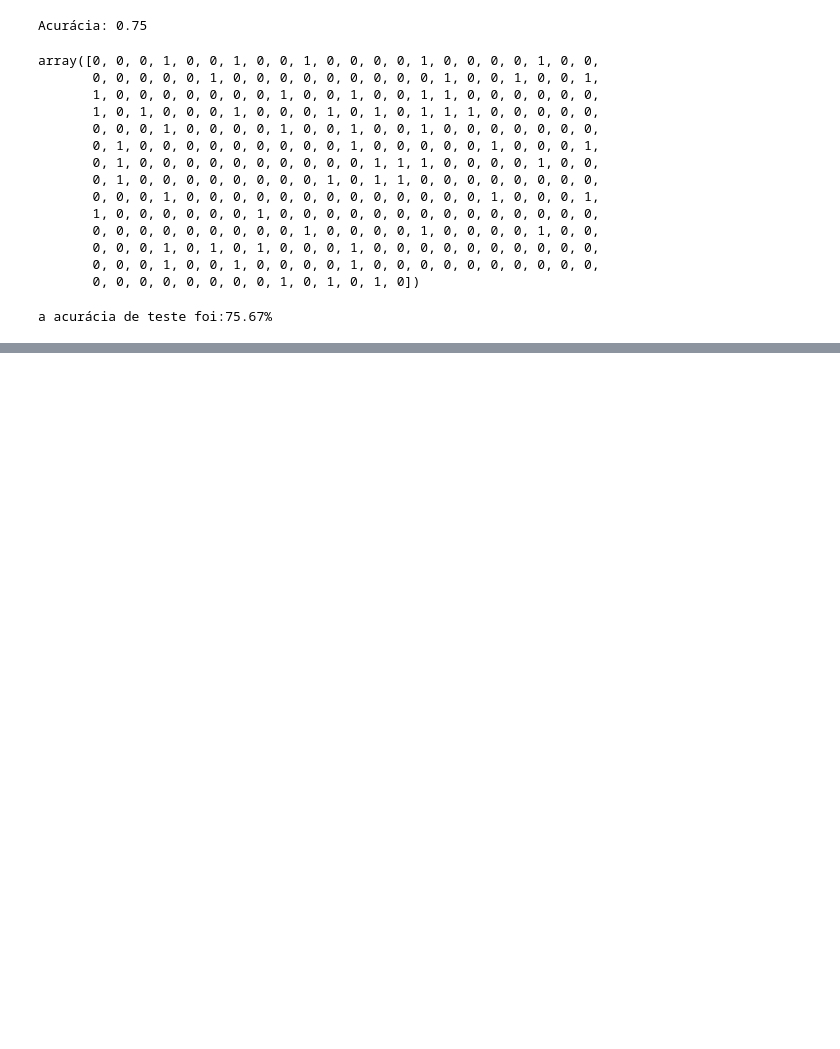
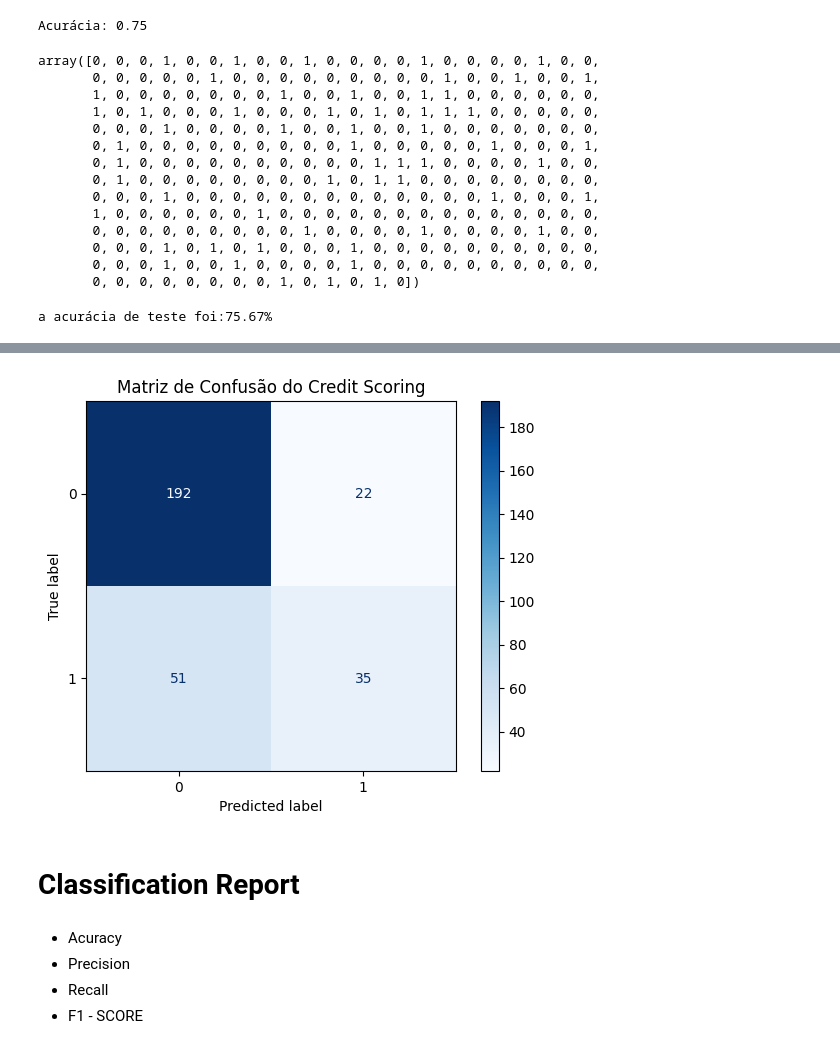
Before and after one commit to EuleteSouza/CreditScoring, a Jupyter notebook: aula_04.ipynb, the cells around one changed output, grey strips where cells are left out. Saved outputs shown, nothing was run; the diff lists cells and outputs as text; code cells hidden in the pictures; blank space fills up the shorter version.

```diff
--- a/aula_04.ipynb
+++ b/aula_04.ipynb
@@ -257,0 +288,27 @@ a acurácia de teste foi:75.67%
+# %%
+# importar matplotlib
+import matplotlib.pyplot as plt
+# importar ConfusionMatrixDisplay
+from sklearn.metrics import ConfusionMatrixDisplay
+# fazendo a previsão com o modelo treinado usando dados de teste
+# o que é classe? Conjunto de Objetos
+# o que é um objeto? é uma instancia da classe
+# o que é uma instância? como se fosse um elemento, ele existe na memória.
+
+y_pred = modelo.predict(X_test)
+
+# Criando a matriz confusão
+ConfusionMatrixDisplay.from_predictions(y_test,y_pred,cmap='Blues')
+# Adicionar um título
+plt.title('Matriz de Confusão do Credit Scoring')
+# Mostrar
+plt.show()
+# %% [output]
+[figure, added]
+# %% [markdown]
+# Classification Report
+# %% [markdown]
+- Acuracy
+- Precision
+- Recall
+- F1 - SCORE
```
Also changed, not shown: parts of 23 cells of this notebook.
